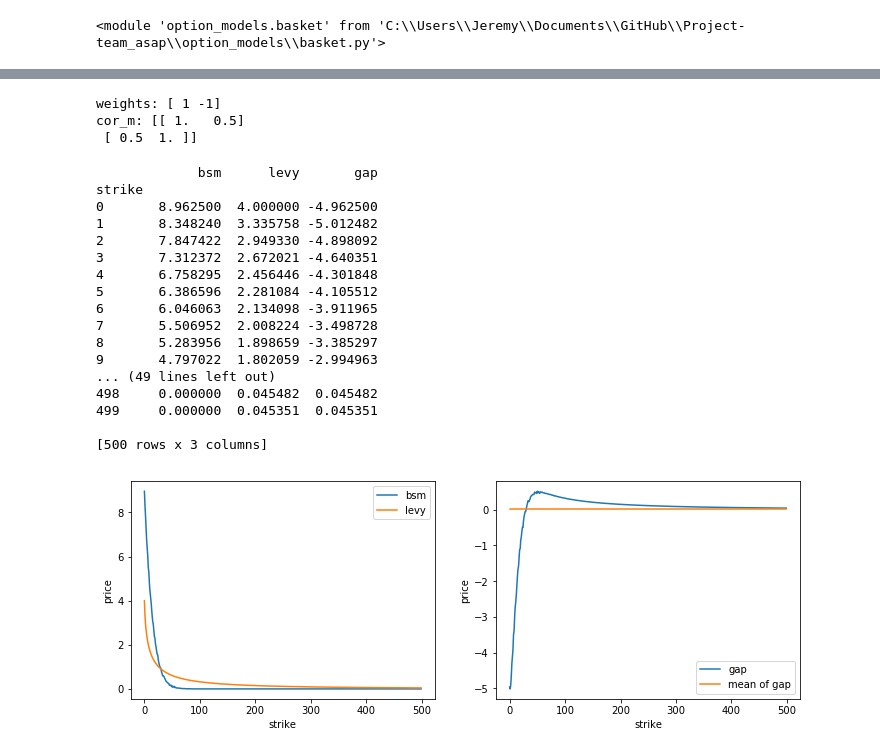
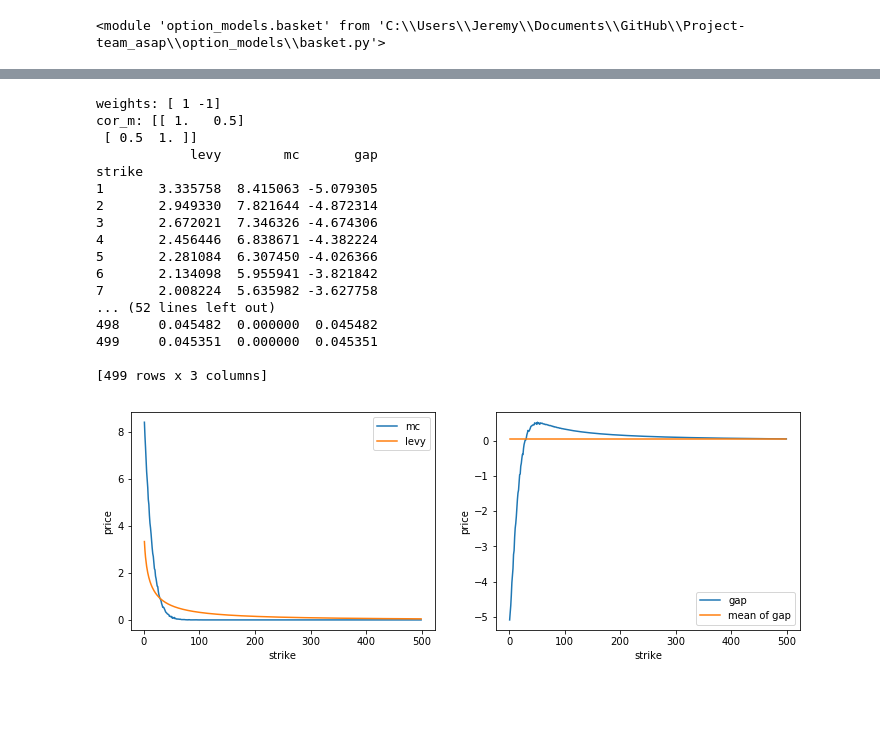
Before and after one commit to Chaney940/Project-team_asap, a Jupyter notebook: TestCode_BasketSpread.ipynb, the cells around one changed output, grey strips where cells are left out. Saved outputs shown, nothing was run; the diff lists cells and outputs as text; code cells hidden in the pictures; blank space fills up the shorter version.

```diff
--- a/TestCode_BasketSpread.ipynb
+++ b/TestCode_BasketSpread.ipynb
@@ -24,17 +25,19 @@ divr = np.zeros(4)
 intr = 0
 cor_m = 0.8*np.identity(4) + 0.2*np.ones((4,4))
 texp = 1
-print('weights:',weights);print('cor_m:',cor_m)
+print('weights:',weights);print('cor_m: \n',cor_m)
 
 strikeRange = np.arange(80,120,1)
 bsmList=[]
+mcList=[]
 levyList=[]
 
 for strike in strikeRange:
-    bsmList.append(basket.basket_price_mc(strike, spot, vol, weights, texp, cor_m, bsm=True))
+    bsmList.append(bsm.bsm_price(strike, spot[0], vol[0], texp, intr, divr[0], cp_sign=1))
+    mcList.append(basket.basket_price_mc(strike, spot, vol, weights, texp, cor_m, bsm=True))
     levyList.append(basket_Levy.basket_price_Levy(strike, spot, vol, weights, texp, cor_m))
 
-priceFrm=pd.DataFrame({'bsm':bsmList,'levy':levyList},index=strikeRange)
+priceFrm=pd.DataFrame({'mc':mcList,'levy':levyList,'bsm':bsmList},index=strikeRange)
 priceFrm['gap']=priceFrm['levy']-priceFrm['bsm']
 priceFrm.index.name='strike'
 print (priceFrm)
@@ -42,8 +45,9 @@ print (priceFrm)
 fig=plt.figure(figsize=(12,4))
 ax1=fig.add_subplot(1,2,1)
 ax2=fig.add_subplot(1,2,2)
+ax1.plot(strikeRange,mcList,label='mc')
+ax1.plot(strikeRange,levyList,label='levy')
 ax1.plot(strikeRange,bsmList,label='bsm')
-ax1.plot(strikeRange,levyList,label='levy')
 ax2.plot(strikeRange,priceFrm.gap,label='gap')
 ax2.plot(strikeRange,[np.mean(priceFrm.gap)]*len(strikeRange),label='mean of gap')
 ax1.legend(loc='best')
@@ -88,25 +92,25 @@ intr = 0
 cor_m = 0.0001*np.identity(4) + 0.9999*np.ones((4,4))
 texp = 1
 
-print('weights:',weights);print('cor_m:',cor_m)
+print('weights:',weights);print('cor_m: \n',cor_m)
 
 strikeRange = np.arange(80,120,1)
-bsmList=[]
+mcList=[]
 levyList=[]
 
 for strike in strikeRange:
-    bsmList.append(basket.basket_price_mc(strike, spot, vol, weights, texp, cor_m, bsm=True))
+    mcList.append(basket.basket_price_mc(strike, spot, vol, weights, texp, cor_m, bsm=True))
     levyList.append(basket_Levy.basket_price_Levy(strike, spot, vol, weights, texp, cor_m))
 
-priceFrm=pd.DataFrame({'bsm':bsmList,'levy':levyList},index=strikeRange)
-priceFrm['gap']=priceFrm['levy']-priceFrm['bsm']
+priceFrm=pd.DataFrame({'mc':mcList,'levy':levyList},index=strikeRange)
+priceFrm['gap']=priceFrm['levy']-priceFrm['mc']
 priceFrm.index.name='strike'
 print (priceFrm)
 
 fig=plt.figure(figsize=(12,4))
 ax1=fig.add_subplot(1,2,1)
 ax2=fig.add_subplot(1,2,2)
-ax1.plot(strikeRange,bsmList,label='bsm')
+ax1.plot(strikeRange,mcList,label='mc')
 ax1.plot(strikeRange,levyList,label='levy')
 ax2.plot(strikeRange,priceFrm.gap,label='gap')
 ax2.plot(strikeRange,[np.mean(priceFrm.gap)]*len(strikeRange),label='mean of gap')
@@ -157,57 +161,54 @@ price = 8.5132252
 print('weights:',weights);print('cor_m:',cor_m)
 
 np.random.seed(123456)
-strikeRange = np.arange(0,500,1)
-bsmList=[]
+strikeRange = np.arange(1,500,1)
+mcList=[]
 levyList=[]
 
 for strike in strikeRange:
-    bsmList.append(basket.basket_price_mc(strike, spot, vol, weights, texp, cor_m, bsm=True))
+    mcList.append(basket.basket_price_mc(strike, spot, vol, weights, texp, cor_m, bsm=True))
     levyList.append(basket_Levy.basket_price_Levy(strike, spot, vol, weights, texp, cor_m))
 
-priceFrm=pd.DataFrame({'bsm':bsmList,'levy':levyList},index=strikeRange)
-priceFrm['gap']=priceFrm['levy']-priceFrm['bsm']
+priceFrm=pd.DataFrame({'mc':mcList,'levy':levyList},index=strikeRange)
+priceFrm['gap']=priceFrm['levy']-priceFrm['mc']
 priceFrm.index.name='strike'
 print (priceFrm)
 
 fig=plt.figure(figsize=(12,4))
 ax1=fig.add_subplot(1,2,1)
 ax2=fig.add_subplot(1,2,2)
-ax1.plot(strikeRange,bsmList,label='bsm')
+ax1.plot(strikeRange,mcList,label='mc')
 ax1.plot(strikeRange,levyList,label='levy')
 ax2.plot(strikeRange,priceFrm.gap,label='gap')
 ax2.plot(strikeRange,[np.mean(priceFrm.gap)]*len(strikeRange),label='mean of gap')
 ax1.legend(loc='best')
 ax2.legend(loc='best')
 ax1.set_xlabel('strike')
 ax2.set_xlabel('strike')
 ax1.set_ylabel('price')
 ax2.set_ylabel('price')
 plt.show()
 
 #we can find if we price the spread option with levy model, the gap is very large when strike approaches 0
 # %% [output]
 weights: [ 1 -1]
 cor_m: [[ 1.   0.5]
  [ 0.5  1. ]]
+            levy        mc       gap
+strike
+1       3.335758  8.415063 -5.079305
+2       2.949330  7.821644 -4.872314
+3       2.672021  7.346326 -4.674306
+4       2.456446  6.838671 -4.382224
+5       2.281084  6.307450 -4.026366
+6       2.134098  5.955941 -3.821842
+7       2.008224  5.635982 -3.627758
+... (52 lines left out)
+498     0.045482  0.000000  0.045482
+499     0.045351  0.000000  0.045351
+
+[499 rows x 3 columns]
-             bsm      levy       gap
-strike
-0       8.962500  4.000000 -4.962500
-1       8.348240  3.335758 -5.012482
-2       7.847422  2.949330 -4.898092
-3       7.312372  2.672021 -4.640351
-4       6.758295  2.456446 -4.301848
-5       6.386596  2.281084 -4.105512
-6       6.046063  2.134098 -3.911965
-7       5.506952  2.008224 -3.498728
-8       5.283956  1.898659 -3.385297
-9       4.797022  1.802059 -2.994963
-... (49 lines left out)
-498     0.000000  0.045482  0.045482
-499     0.000000  0.045351  0.045351
-
-[500 rows x 3 columns]
-[figure, old version]
+[figure, new version]
 # %%
 # A test set for basket option
 spot = np.ones(4) * 100
```
Also changed, not shown: parts of 4 cells of this notebook, 1 other file.
